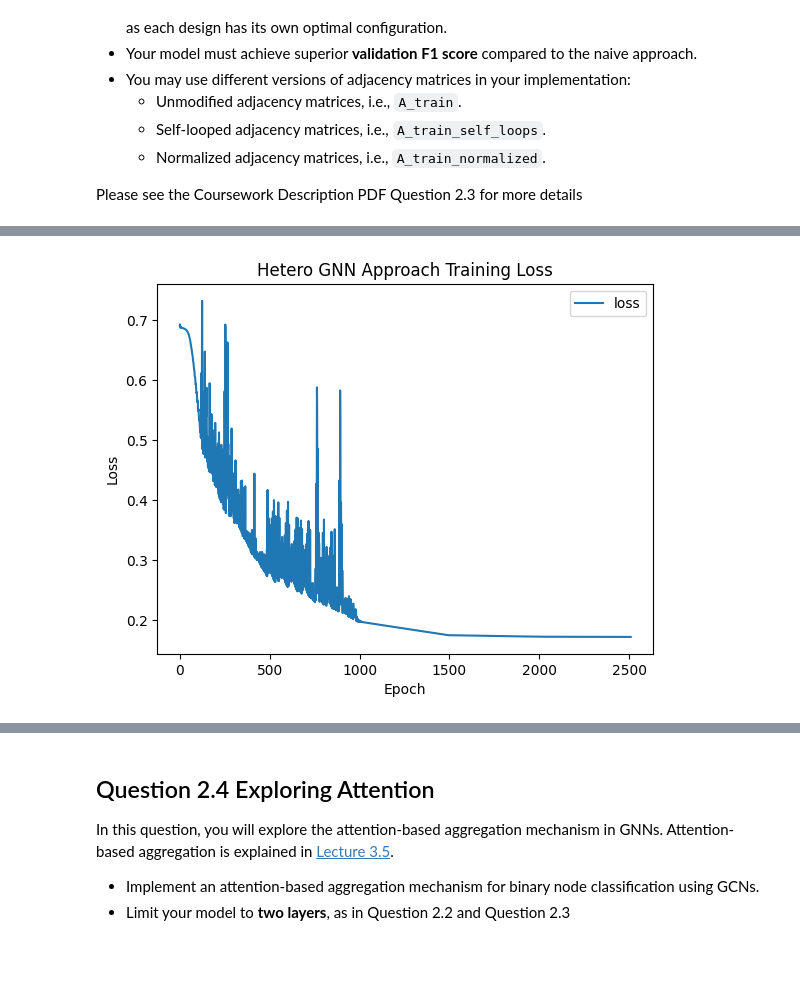
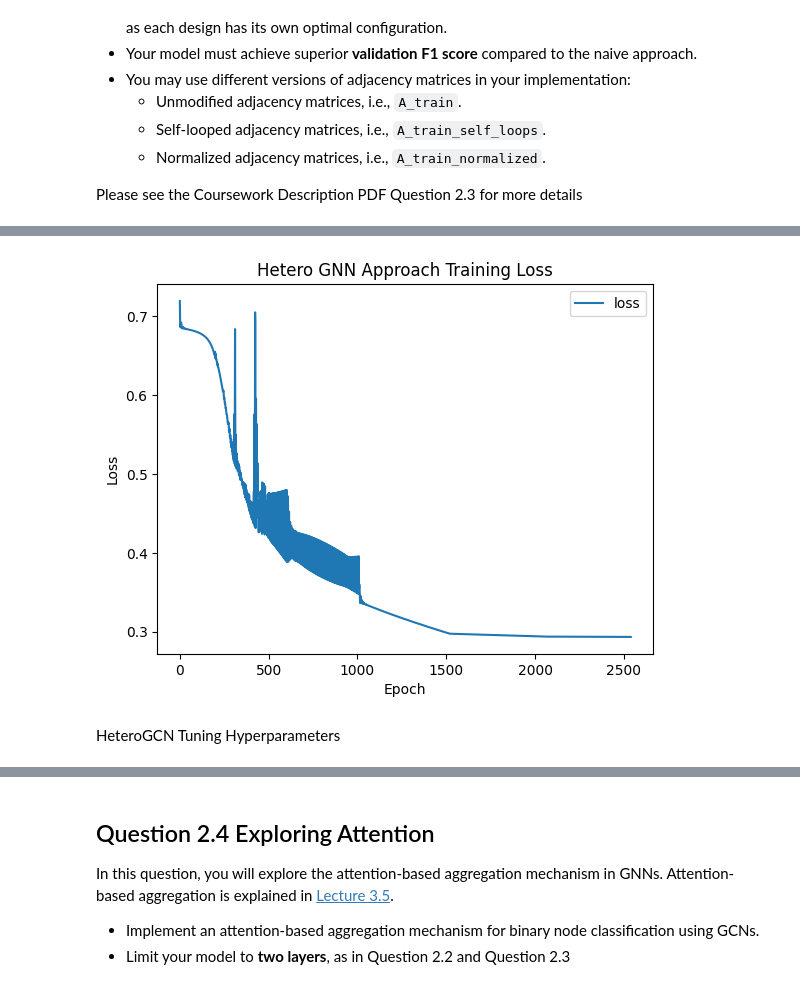
Before and after one commit to StevenChenWaiHo/Graph-Neural-Network, a Jupyter notebook: dgl_2425_cw1/q2_heterogeneous_node_classifcation.ipynb, the cells around one changed output, grey strips where cells are left out. Drawn from its saved outputs; the diff is of its cells as text; code cells hidden in the pictures; blank space fills up the shorter version.

```diff
--- a/dgl_2425_cw1/q2_heterogeneous_node_classifcation.ipynb
+++ b/dgl_2425_cw1/q2_heterogeneous_node_classifcation.ipynb
@@ -659,0 +662,26 @@ Epoch 3710/10000 - Train Loss: 0.2857 - Val Precision: 0.8650 - Val Recall: 0.86
+# %%
+results = []
+
+for i in range(10):
+    set_seed(i)
+    # Build the GCN model
+    input_dim = X_train.shape[1]  # the padded dimension
+    hidden_dim = 2
+    naive_gnn_model = GraphNeuralNetwork(input_dim, hidden_dim)
+
+    # Train
+    loss_history, _ = train_model(naive_gnn_model, y_train, val_model_inputs={"A":A_val_normalized.clone(), "X":X_val.clone()}, y_val=y_val.clone(), A=A_train_normalized, X=X_train, num_epochs=10000, lr=0.01, patience=50)
+
+    # Test on validation data
+    val_prec, val_rec, val_f1, _ = evaluate_model(naive_gnn_model, y_val, A=A_val_normalized, X=X_val)
+    print(f"[VAL] Prec={val_prec:.4f}, Rec={val_rec:.4f}, F1={val_f1:.4f}")
+
+    val_precs["Naive GCN"] = val_prec
+    val_recs["Naive GCN"] = val_rec
+    val_f1s["Naive GCN"] = val_f1
+
+    results.append([val_prec, val_rec, val_f1])
+
+mean = np.mean(results, axis=0)
+# Print average results
+print(f"Average Precision: {mean[0]:.4f}, Recall: {mean[1]:.4f}, F1: {mean[2]:.4f}")
@@ -724,9 +770,8 @@ y_val   = y_val.float()
 input_dim1 = X1_train.shape[1]
 input_dim2 = X2_train.shape[1]
 
-print("Input dim 1:", input_dim1, "Input dim 2:", input_dim2)
-hidden_dim = 16
-output_dim = 8
+hidden_dim = 2
+output_dim = 1
 
 hetero_gcn = HeteroGCN(input_dim1, input_dim2, hidden_dim, output_dim)
 
@@ -796 +841,3 @@ Epoch 2510/10000 - Train Loss: 0.1718 - Val Precision: 0.7450 - Val Recall: 0.74
-[figure, old version]
+[figure, new version]
+# %% [markdown]
+HeteroGCN Tuning Hyperparameters
```
Also changed, not shown: parts of 6 cells of this notebook.
